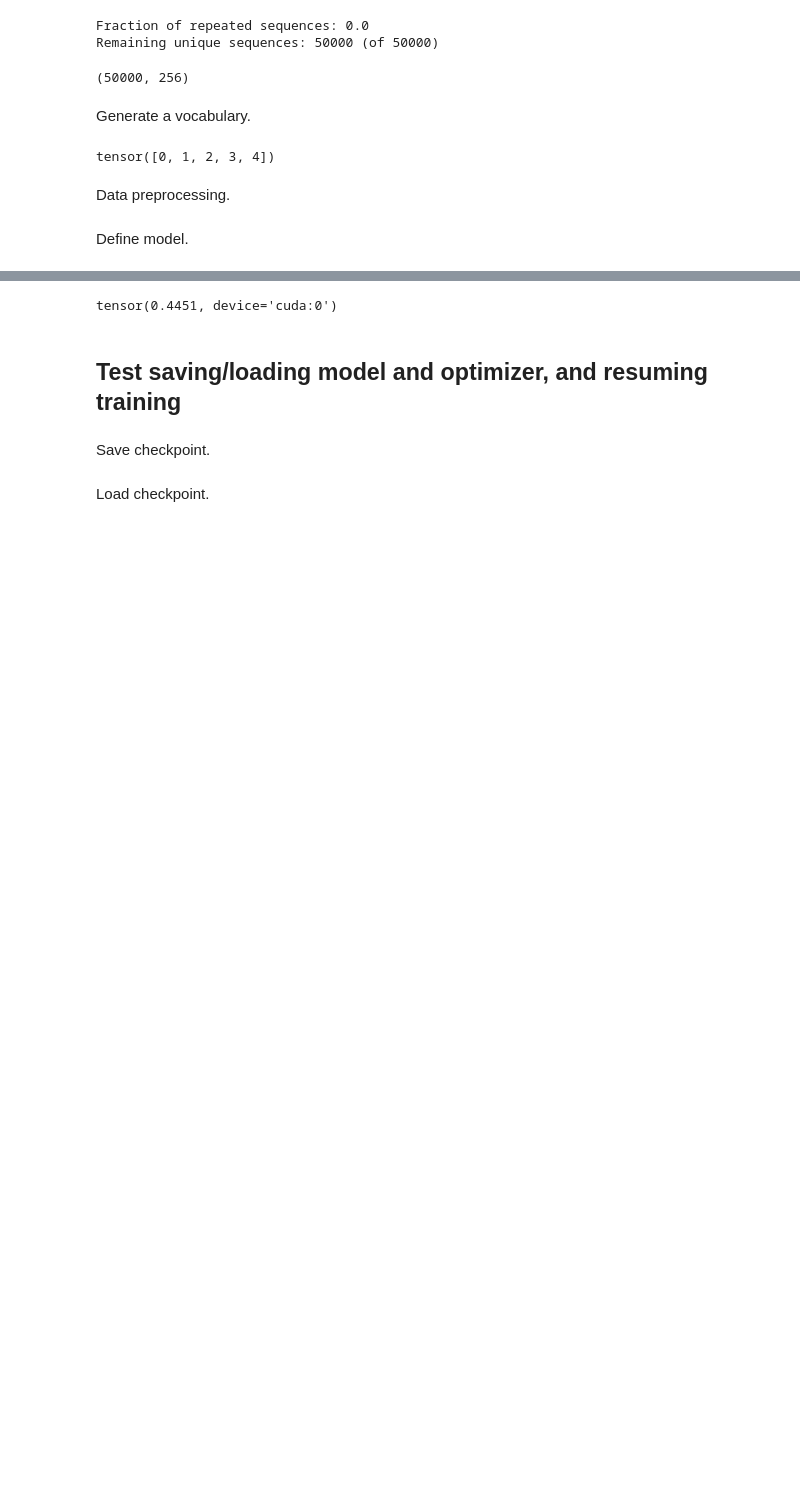
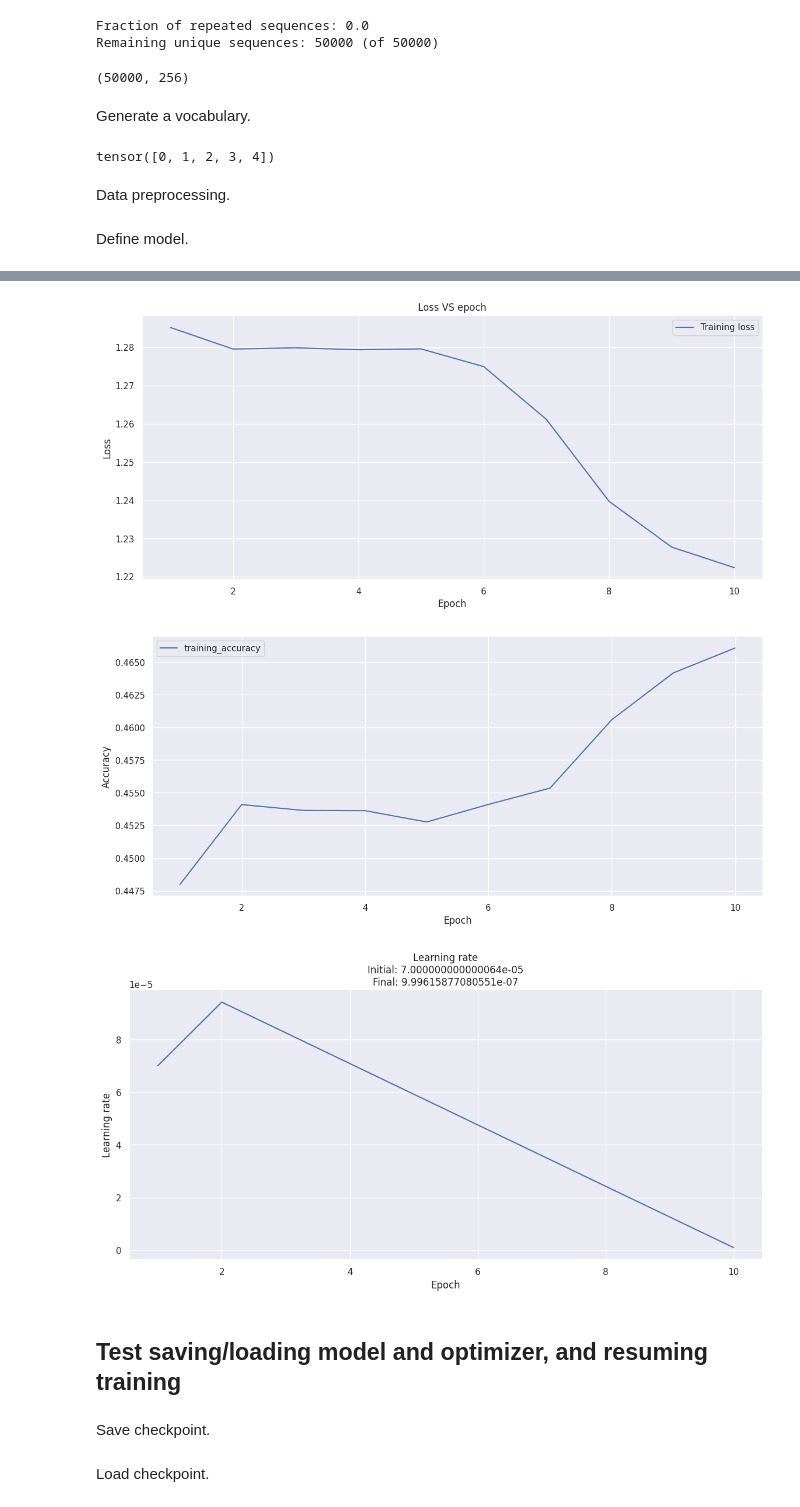
Before and after one commit to emanuele-moscato/tree-language, a Jupyter notebook: notebooks/language_modeling/encoder_pretraining.ipynb, the cells around one changed output, grey strips where cells are left out. Drawn from its saved outputs; the diff is of its cells as text; code cells hidden in the pictures; blank space fills up the shorter version.

```diff
--- a/notebooks/language_modeling/encoder_pretraining.ipynb
+++ b/notebooks/language_modeling/encoder_pretraining.ipynb
@@ -147,16 +161,0 @@ if model_dir is not None:
-# %%
-model, optimizer, training_history = train_model_mlm(
-    sequences=leaves,
-    model=model,
-    n_epochs=10,
-    batch_size=32,
-    mask_rate=0.1,
-    mask_idx=mask_idx,
-    device=device,
-    optimizer=optimizer,
-    checkpointing_period_epochs=5,
-    model_dir=model_dir,
-    checkpoint_id='test_model_optimizer'
-)
-
-plot_training_history(training_history)#, savefig_dir='../../data/mlm_data/', exp_id='n_transformer_layers_2')
@@ -168,0 +162,18 @@ plot_training_history(training_history)#, savefig_dir='../../data/mlm_data/', ex
+# %%
+model, optimizer, training_history = train_model_mlm(
+    sequences=leaves,
+    model=model,
+    n_epochs=n_epochs,
+    batch_size=batch_size,
+    mask_rate=0.1,
+    mask_idx=mask_idx,
+    device=device,
+    optimizer=optimizer,
+    lr_schedule_fn=lr_schedule_fn,
+    checkpointing_period_epochs=5,
+    model_dir=model_dir,
+    checkpoint_id='test_model_lr_scheduling'
+)
+
+plot_training_history(training_history)#, savefig_dir='../../data/mlm_data/', exp_id='n_transformer_layers_2')
+# %% [output]
@@ -169,3 +183,6 @@ plot_training_history(training_history)#, savefig_dir='../../data/mlm_data/', ex
+[figure, added]
+[figure, added]
+[figure, added]
 # %%
 # To check and set training/evaluation mode in the model
 # (`torch.nn.module` object) - this is needed to deactivate
@@ -175,10 +197,3 @@ plot_training_history(training_history)#, savefig_dir='../../data/mlm_data/', ex
-# %%
-with torch.no_grad():
-    pred = torch.argmax(model(leaves[:32]), dim=-1)
-
-(pred == leaves[:32]).to(dtype=torch.float32).mean().detach()
-# %% [output]
-tensor(0.4451, device='cuda:0')
 # %% [markdown]
 ## Test saving/loading model and optimizer, and resuming training
 # %%
```
Also changed, not shown: parts of 8 cells of this notebook, 3 other files.
